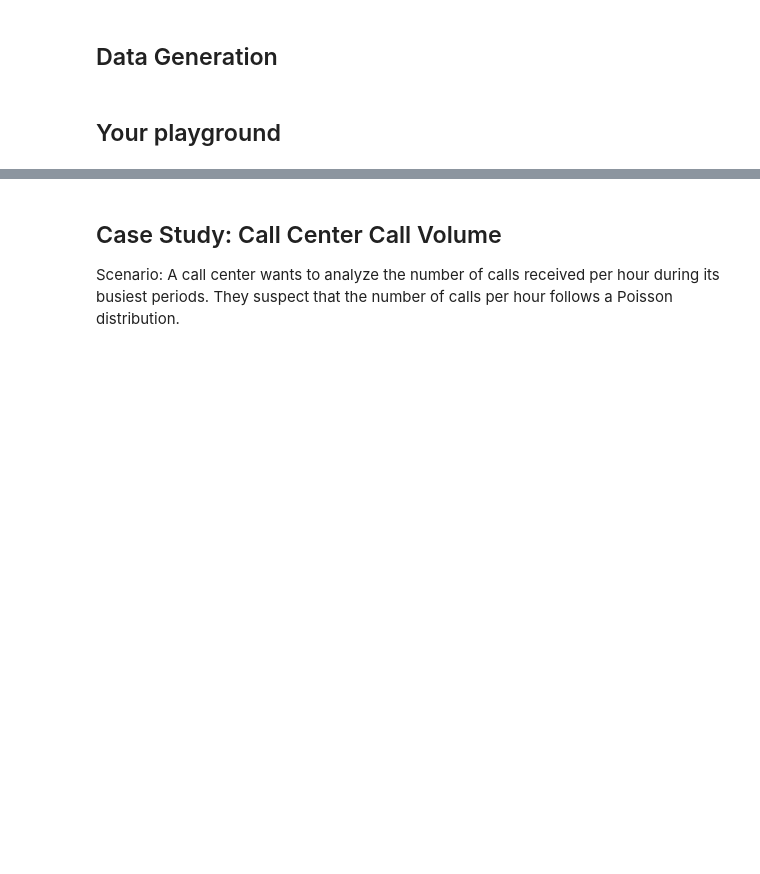
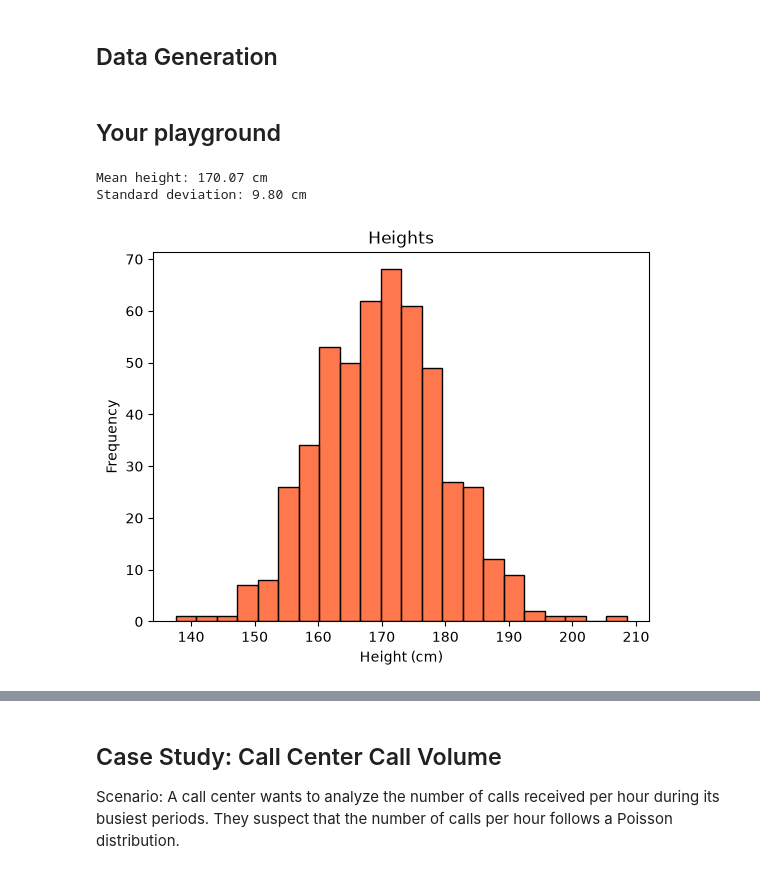
Before and after one commit to rouzbeh-enayatzadeh/ds-distribution-ci, a Jupyter notebook: 1_distribution/3_distribution_functions_exercise.ipynb, the cells around one changed output, grey strips where cells are left out. Saved outputs shown, nothing was run; the diff lists cells and outputs as text; code cells hidden in the pictures; blank space fills up the shorter version.

```diff
--- a/1_distribution/3_distribution_functions_exercise.ipynb
+++ b/1_distribution/3_distribution_functions_exercise.ipynb
@@ -138,3 +138,20 @@ data = np.random.normal(
 )  # Mean height of 170 cm, std deviation of 10 cm
 # %% [markdown]
 ## Your playground
+# %%
+mean_height = np.mean(data)
+std_height = np.std(data)
+
+print(f"Mean height: {mean_height:.2f} cm")
+print(f"Standard deviation: {std_height:.2f} cm")
+# %% [output]
+Mean height: 170.07 cm
+Standard deviation: 9.80 cm
+# %%
+sns.histplot(data, color="#ff4a11ff")
+plt.title("Heights")
+plt.xlabel("Height (cm)")
+plt.ylabel("Frequency")
+plt.show()
+# %% [output]
+[figure, added]
```
Also changed, not shown: parts of 3 cells of this notebook.
